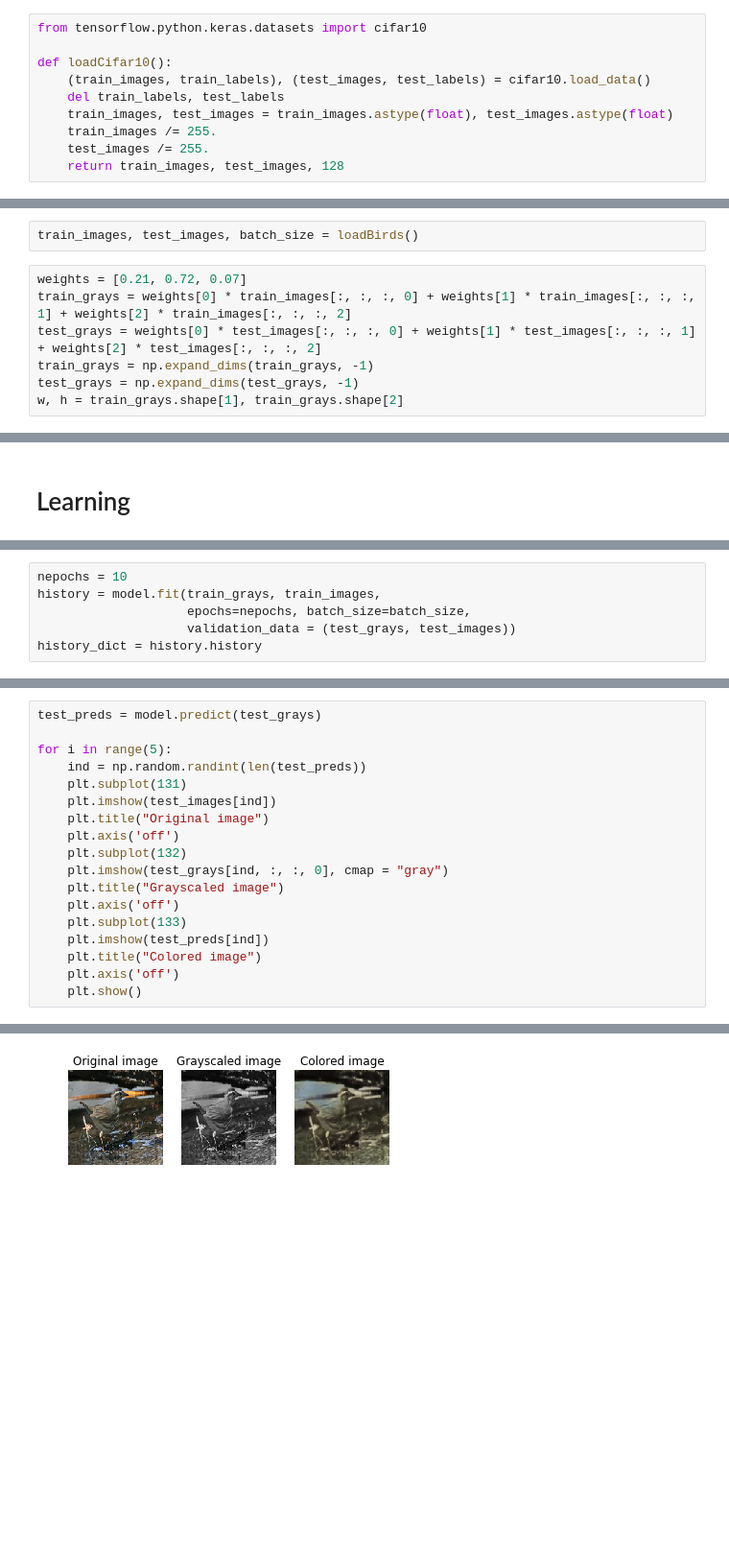
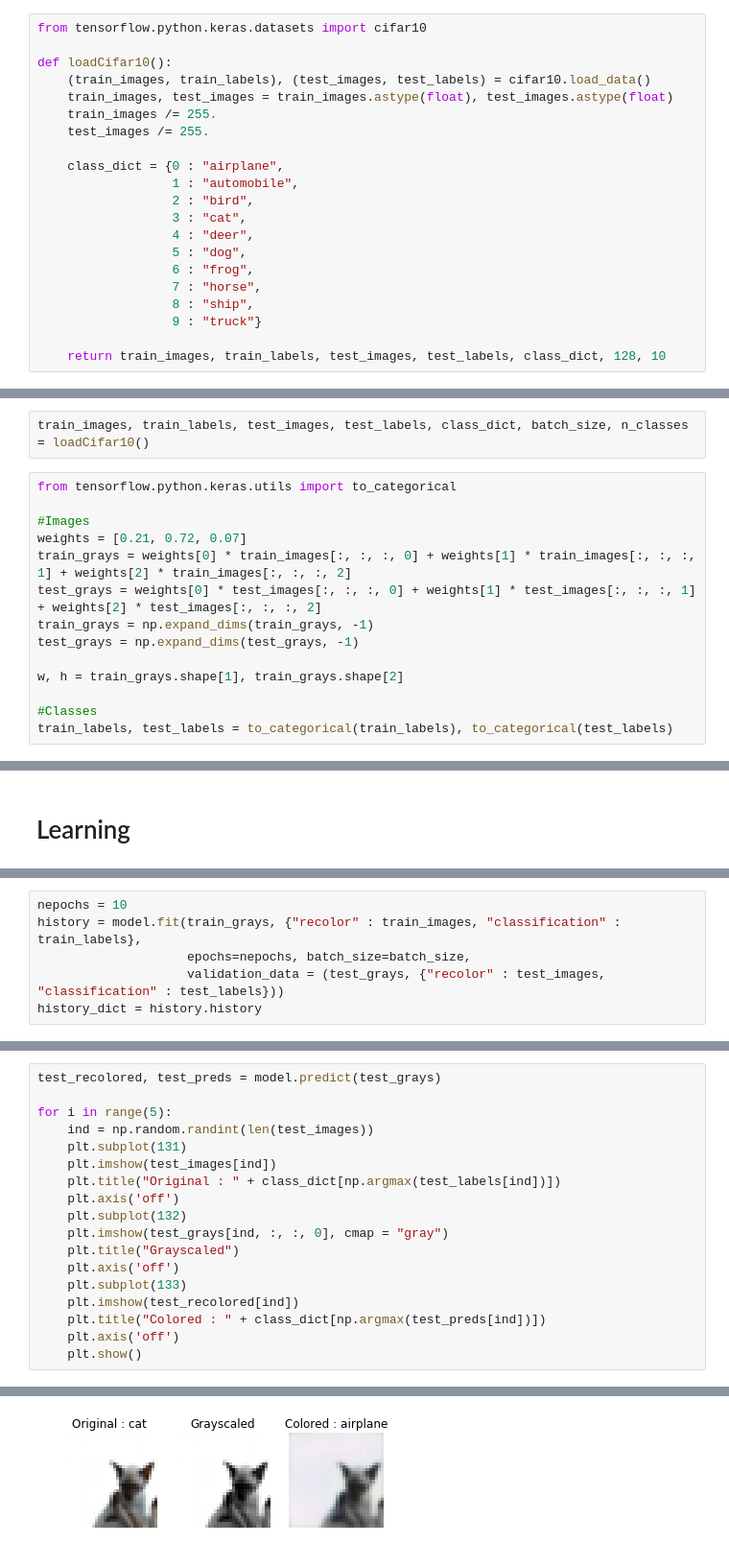
Before and after one commit to mfouda/imageColorization, a Jupyter notebook: network.ipynb, the cells around one changed output, grey strips where cells are left out. Shown: that part at 96% size. Drawn from its saved outputs; the diff is of its cells as text; blank space fills up the shorter version.

```diff
--- a/network.ipynb
+++ b/network.ipynb
@@ -9,11 +9,22 @@ from tensorflow.python.keras.datasets import cifar10
 
 def loadCifar10():
     (train_images, train_labels), (test_images, test_labels) = cifar10.load_data()
-    del train_labels, test_labels
     train_images, test_images = train_images.astype(float), test_images.astype(float)
     train_images /= 255.
     test_images /= 255.
-    return train_images, test_images, 128
+
+    class_dict = {0 : "airplane",
+                  1 : "automobile",
+                  2 : "bird",
+                  3 : "cat",
+                  4 : "deer",
+                  5 : "dog",
+                  6 : "frog",
+                  7 : "horse",
+                  8 : "ship",
+                  9 : "truck"}
+
+    return train_images, train_labels, test_images, test_labels, class_dict, 128, 10
 # %% [markdown]
 # Load Birds
 From http://www.vision.caltech.edu/visipedia/CUB-200.html dataset
@@ -46,14 +62,21 @@ def loadBirds(nimages = 12000, w = 128, h = 128):
 # %% [markdown]
 # Preprocess
 # %%
-train_images, test_images, batch_size = loadBirds()
+train_images, train_labels, test_images, test_labels, class_dict, batch_size, n_classes = loadCifar10()
 # %%
+from tensorflow.python.keras.utils import to_categorical
+
+#Images
 weights = [0.21, 0.72, 0.07]
 train_grays = weights[0] * train_images[:, :, :, 0] + weights[1] * train_images[:, :, :, 1] + weights[2] * train_images[:, :, :, 2]
 test_grays = weights[0] * test_images[:, :, :, 0] + weights[1] * test_images[:, :, :, 1] + weights[2] * test_images[:, :, :, 2]
 train_grays = np.expand_dims(train_grays, -1)
 test_grays = np.expand_dims(test_grays, -1)
+
 w, h = train_grays.shape[1], train_grays.shape[2]
+
+#Classes
+train_labels, test_labels = to_categorical(train_labels), to_categorical(test_labels)
 # %%
 print(train_grays.shape, train_images.shape)
 print(np.min(train_grays), np.max(train_grays), np.min(train_images), np.max(train_images))
@@ -181,8 +223,8 @@ Non-trainable params: 3,968
 __________________________________________________________________________________________________
 # %%
 nepochs = 10
-history = model.fit(train_grays, train_images,
+history = model.fit(train_grays, {"recolor" : train_images, "classification" : train_labels},
                     epochs=nepochs, batch_size=batch_size,
-                    validation_data = (test_grays, test_images))
+                    validation_data = (test_grays, {"recolor" : test_images, "classification" : test_labels}))
 history_dict = history.history
 # %% [output]
@@ -206,19 +248,19 @@ Epoch 10/10
 # %%
-test_preds = model.predict(test_grays)
+test_recolored, test_preds = model.predict(test_grays)
 
 for i in range(5):
-    ind = np.random.randint(len(test_preds))
+    ind = np.random.randint(len(test_images))
     plt.subplot(131)
     plt.imshow(test_images[ind])
-    plt.title("Original image")
+    plt.title("Original : " + class_dict[np.argmax(test_labels[ind])])
     plt.axis('off')
     plt.subplot(132)
     plt.imshow(test_grays[ind, :, :, 0], cmap = "gray")
-    plt.title("Grayscaled image")
+    plt.title("Grayscaled")
     plt.axis('off')
     plt.subplot(133)
-    plt.imshow(test_preds[ind])
-    plt.title("Colored image")
+    plt.imshow(test_recolored[ind])
+    plt.title("Colored : " + class_dict[np.argmax(test_preds[ind])])
     plt.axis('off')
     plt.show()
 # %% [output]
@@ -228 +270 @@ for i in range(5):
-[figure, old version]
+[figure, new version]
```
Also changed, not shown: parts of 7 cells of this notebook, 1 other file.
